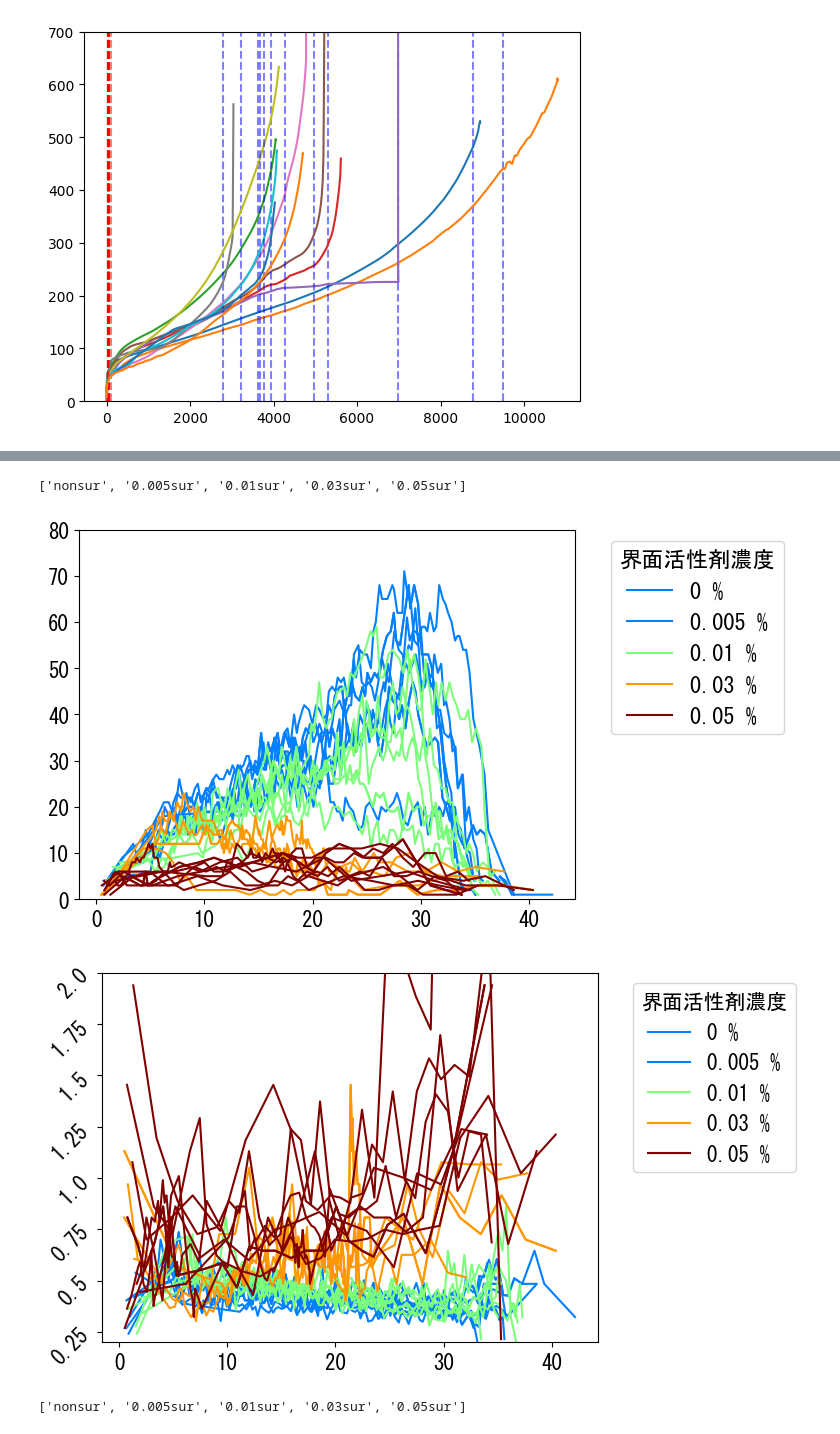
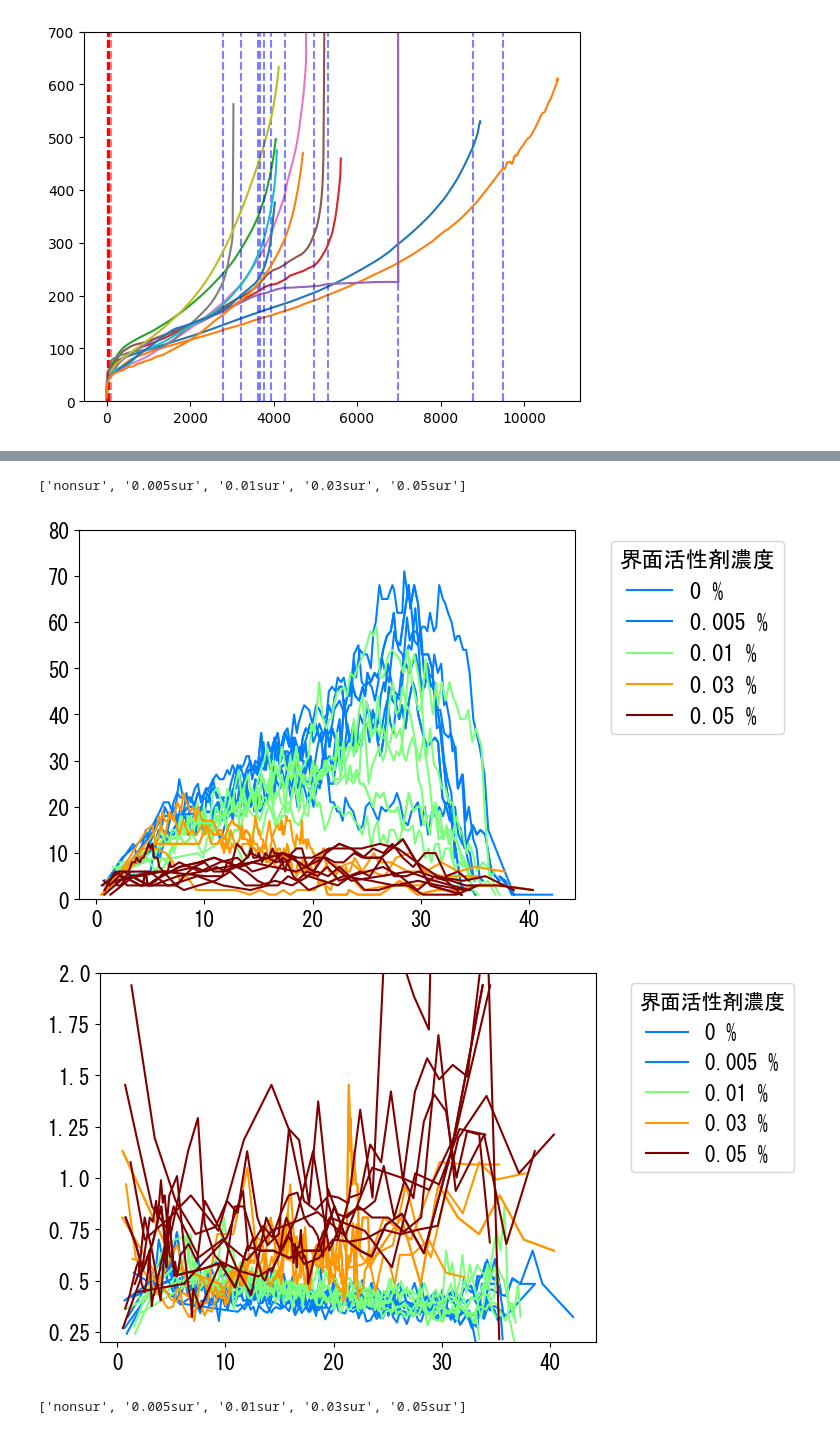
Before and after one commit to momoya-N/dendrite, a Jupyter notebook: movie_analisis/analisis_program/branch_analisys/movie_analisys_plot.ipynb, the cells around one changed output, grey strips where cells are left out. Saved outputs shown, nothing was run; the diff lists cells and outputs as text; code cells hidden in the pictures.

```diff
--- a/movie_analisis/analisis_program/branch_analisys/movie_analisys_plot.ipynb
+++ b/movie_analisis/analisis_program/branch_analisys/movie_analisys_plot.ipynb
@@ -416,35 +415,35 @@ plt.legend(title=u"界面活性剤濃度",bbox_to_anchor=(1.05, 1), loc='upper l
 plt.show()
 
 fig, ax = plt.subplots()
 # df=pd.DataFrame()
 for sur_i ,surfactant in enumerate(sur_con_list):
     # df_rmax=pd.DataFrame()
     # df_branch_mean=pd.DataFrame()
     for i in range(len(data_list)):
         if surfactant in data_list[i]:
             df=pd.read_table(data_list[i])
             ax.plot(df.iloc[:,1]*unit,df.iloc[:,4]*unit,color=colors_plot[sur_i])
     ax.plot(df.iloc[:,1]*unit,df.iloc[:,4]*unit,color=colors_plot[sur_i], label=surfactant.replace("sur"," %").replace("non","0"))
-    ax.yaxis.set_tick_params(rotation=45)
+    # ax.yaxis.set_tick_params(rotation=45)
     y_ticks=[0.025*i for i in range(9)]
     ax.set_yticks(y_ticks)
     ax.set_yticklabels([i*10*0.025 for i in range(9)])#mm表示
     xticks=[x for x in range(0,5)]
     ax.set_xticks(xticks)
     ax.set_xticklabels([i*10 for i in range(0,5)])#mm表示
 
 
 # ax.set_xlabel(r"radius $r$ cm")
 # ax.set_ylabel("branch mean width cm")
 # ax.set_title("Branch mean width")
 ax.set_ylim(0.02,0.2)
 
 plt.legend(title=u"界面活性剤濃度",bbox_to_anchor=(1.05, 1), loc='upper left')
 plt.show()
 # %% [output]
 ['nonsur', '0.005sur', '0.01sur', '0.03sur', '0.05sur']
 [figure]
-[figure, old version]
+[figure, new version]
 # %%
 #reading data
 if os.path.exists("/mnt/d/dendrite_data/edited_data/housedolf_dim_data"):
```
Also changed, not shown: parts of 1 cell of this notebook, 24 other files.
